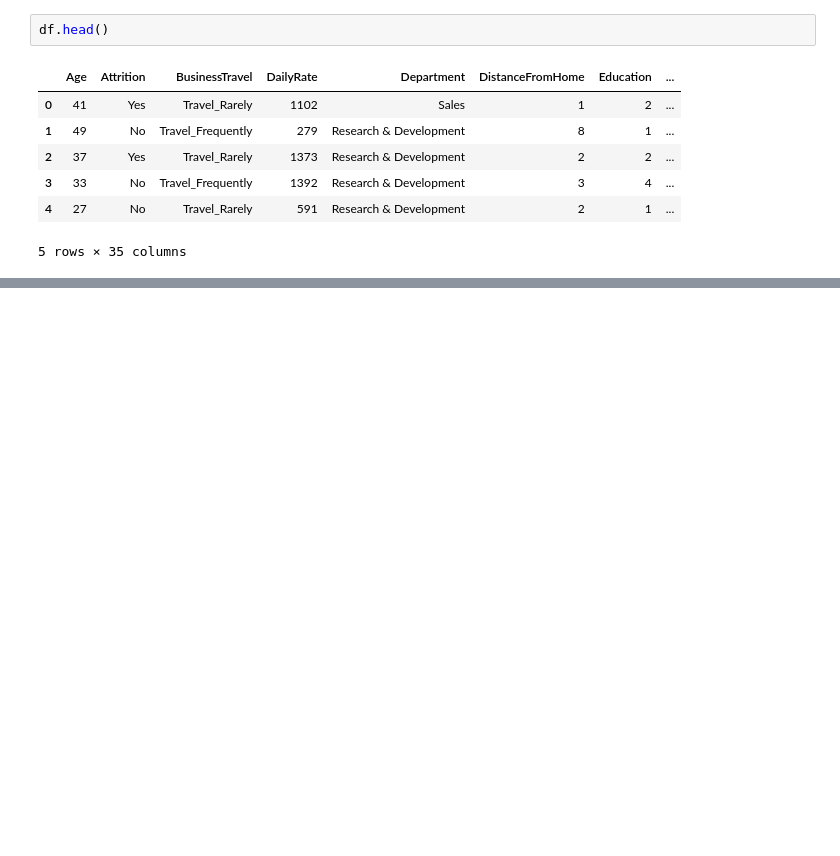
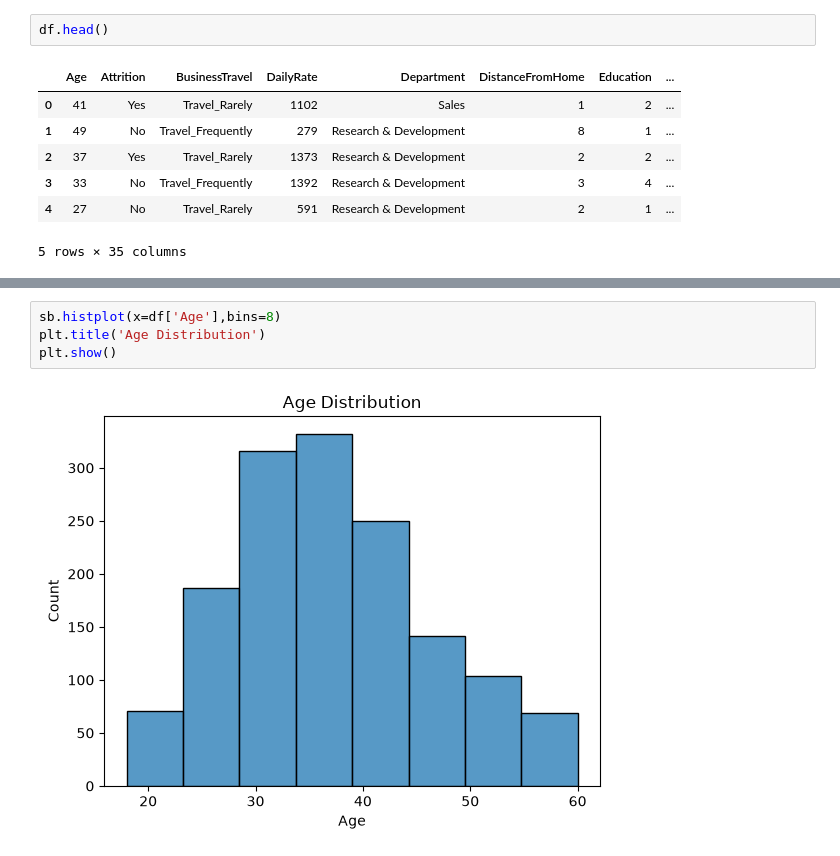
Before and after one commit to Fatima-Arain206/SOFTGROWTECH_INTERNSHIP_FINAL_PROJECT, a Jupyter notebook: Interactive_DashBoards/dashboard.ipynb, the cells around one changed output, grey strips where cells are left out. Saved outputs shown, nothing was run; the diff lists cells and outputs as text; blank space fills up the shorter version.

```diff
--- a/Interactive_DashBoards/dashboard.ipynb
+++ b/Interactive_DashBoards/dashboard.ipynb
@@ -38,0 +159,6 @@ df.head()
+# %%
+sb.histplot(x=df['Age'],bins=8)
+plt.title('Age Distribution')
+plt.show()
+# %% [output]
+[figure, added]
```
Also changed, not shown: parts of 15 cells of this notebook.
